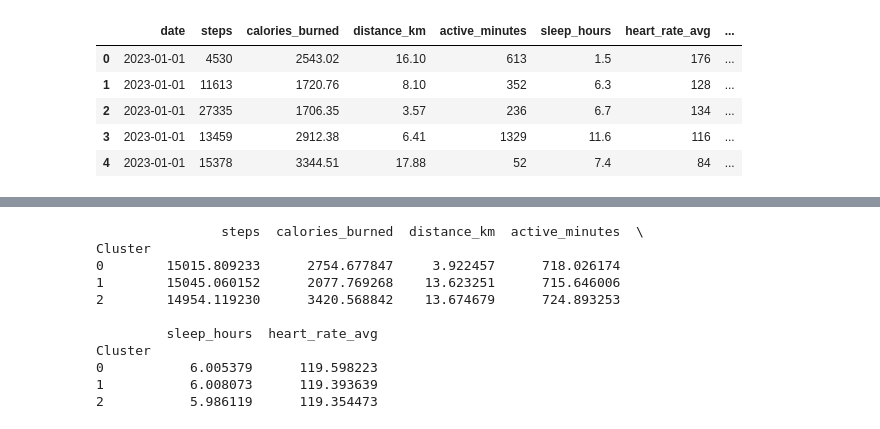
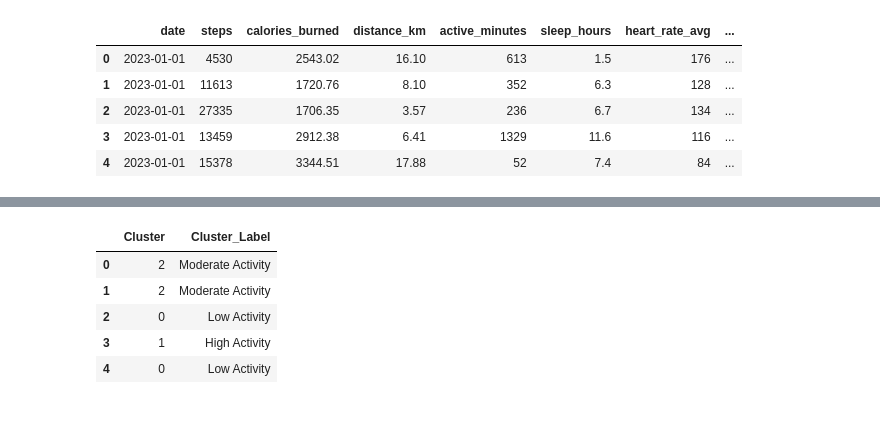
Before and after one commit to amisadhakal/fitnessanalysis, a Jupyter notebook: Untitled2.ipynb, the cells around one changed output, grey strips where cells are left out. Saved outputs shown, nothing was run; the diff lists cells and outputs as text; code cells hidden in the pictures.

```diff
--- a/Untitled2.ipynb
+++ b/Untitled2.ipynb
@@ -62,26 +106,17 @@ print(df[['steps','active_minutes','sleep_hours','Cluster']].head())
 # %%
-cluster_summary = df.groupby('Cluster').mean(numeric_only=True)
-print(cluster_summary)
+cluster_names = {
+    0: 'Low Activity',
+    1: 'High Activity',
+    2: 'Moderate Activity'
+}
+df['Cluster_Label'] = df['Cluster'].map(cluster_names)
-# %% [output]
-                steps  calories_burned  distance_km  active_minutes  \
-Cluster
-0        15015.809233      2754.677847     3.922457      718.026174
-1        15045.060152      2077.769268    13.623251      715.646006
-2        14954.119230      3420.568842    13.674679      724.893253
-
-         sleep_hours  heart_rate_avg
-Cluster
-0           6.005379      119.598223
-1           6.008073      119.393639
-2           5.986119      119.354473
 # %%
-def label_cluster(row):
-    if row['distance_km'] > 10:
-        return "High Activity Users"
-    elif row['calories_burned'] > 3000:
-        return "High Burn Users"
-    else:
-        return "Moderate Users"
-
-df['Cluster_Label'] = df.apply(label_cluster, axis=1)
+df[['Cluster', 'Cluster_Label']].head()
+# %% [output]
+|  | Cluster | Cluster_Label |
+| 0 | 2 | Moderate Activity |
+| 1 | 2 | Moderate Activity |
+| 2 | 0 | Low Activity |
+| 3 | 1 | High Activity |
+| 4 | 0 | Low Activity |
 # %%
```
Also changed, not shown: parts of 9 cells of this notebook.
